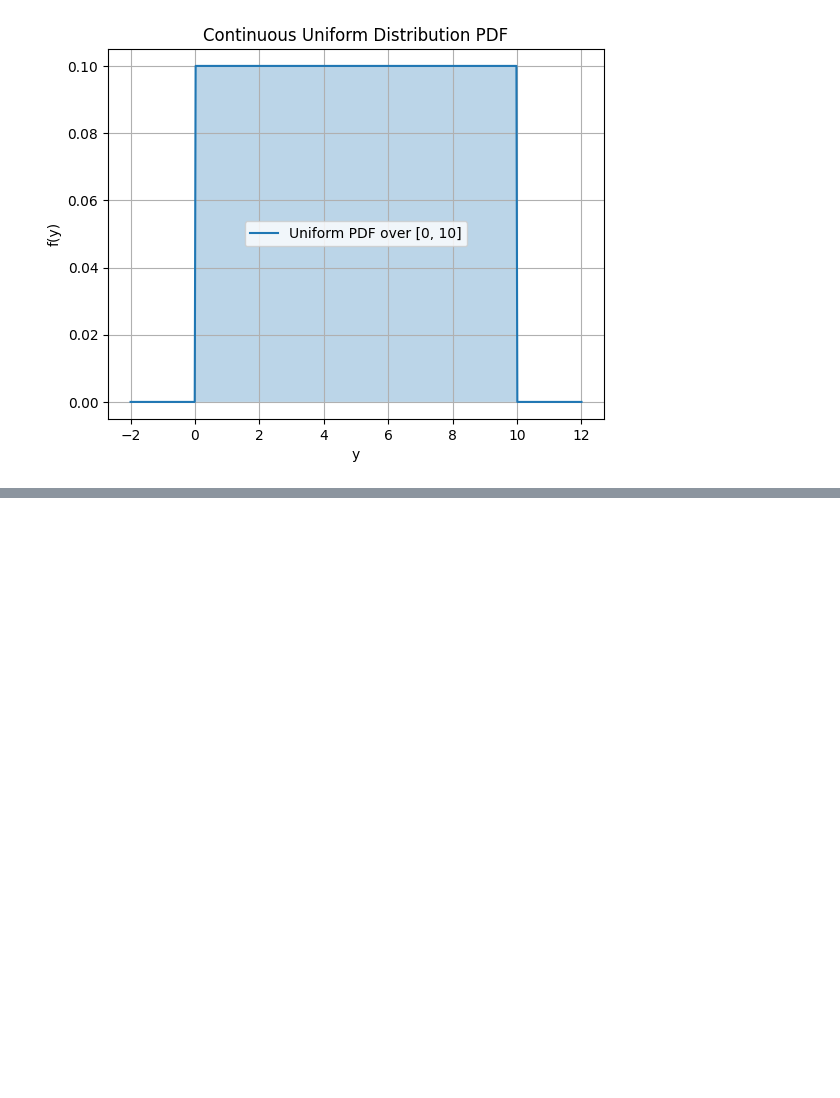
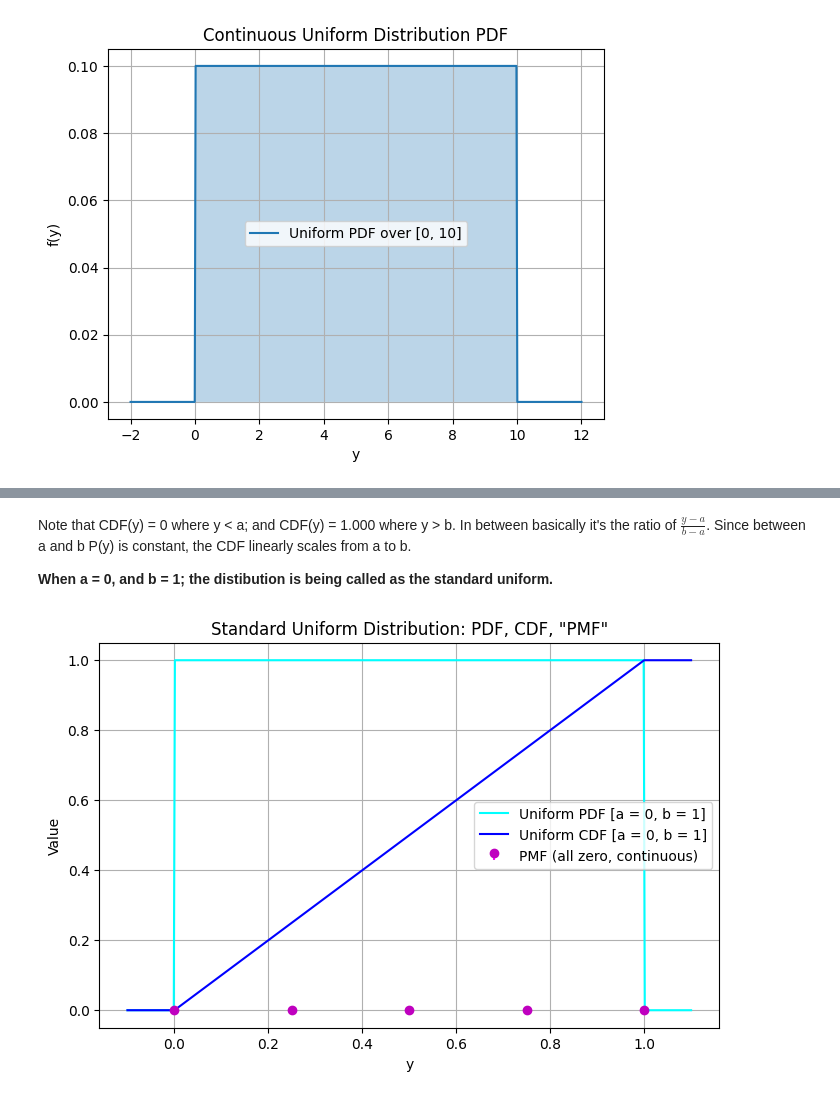
Before and after one commit to bencebaumann/prelim_frm_L1_playground, a Jupyter notebook: FRM_L1/FRM_L1_QUANTITATIVE_ANALYSIS/CH3_COMMON_UNIVARIATE_RANDOM_VARIABLES/ch_3_notes.ipynb, the cells around one changed output, grey strips where cells are left out. Saved outputs shown, nothing was run; the diff lists cells and outputs as text; code cells hidden in the pictures; blank space fills up the shorter version.

```diff
--- a/FRM_L1/FRM_L1_QUANTITATIVE_ANALYSIS/CH3_COMMON_UNIVARIATE_RANDOM_VARIABLES/ch_3_notes.ipynb
+++ b/FRM_L1/FRM_L1_QUANTITATIVE_ANALYSIS/CH3_COMMON_UNIVARIATE_RANDOM_VARIABLES/ch_3_notes.ipynb
@@ -608,0 +638,41 @@ plt.show()
+# %% [markdown]
+Note that CDF(y) = 0 where y < a; and CDF(y) = 1.000 where y > b. In between basically it's the ratio of $\frac{y-a}{b-a}$.
+Since between a and b P(y) is constant, the CDF linearly scales from a to b.
+
+**When a = 0, and b = 1; the distibution is being called as the standard uniform.**
+# %%
+import numpy as np
+import matplotlib.pyplot as plt
+
+def PDF_Uniform(x, a, b):
+    return np.where((x >= a) & (x <= b), 1/(b - a), 0)
+
+def CDF_Uniform(x, a, b):
+    return np.where(x < a, 0,
+                    np.where(x <= b, (x - a) / (b - a), 1))
+
+# Parameters for standard uniform
+a, b = 0, 1
+
+# Continuous values for PDF & CDF
+x_values = np.linspace(a - 0.1, b + 0.1, 500)
+pdf_values = PDF_Uniform(x_values, a, b)
+cdf_values = CDF_Uniform(x_values, a, b)
+
+# "Discrete points" for illustrative PMF bars
+pmf_points = np.array([0, 0.25, 0.5, 0.75, 1])
+# The PMF for a truly continuous uniform is zero at all points, but for illustration, plot small bars
+pmf_values = np.zeros_like(pmf_points)
+
+plt.figure(figsize=(8, 5))
+plt.plot(x_values, pdf_values, label='Uniform PDF [a = 0, b = 1]', color='cyan')
+plt.plot(x_values, cdf_values, label='Uniform CDF [a = 0, b = 1]', color='blue')
+plt.stem(pmf_points, pmf_values, linefmt='magenta', markerfmt='mo', basefmt=' ', label='PMF (all zero, continuous)')
+plt.title('Standard Uniform Distribution: PDF, CDF, "PMF"')
+plt.xlabel('y')
+plt.ylabel('Value')
+plt.legend()
+plt.grid(True)
+plt.show()
+# %% [output]
+[figure, added]
```
Also changed, not shown: parts of 51 cells of this notebook, 3 other files.
